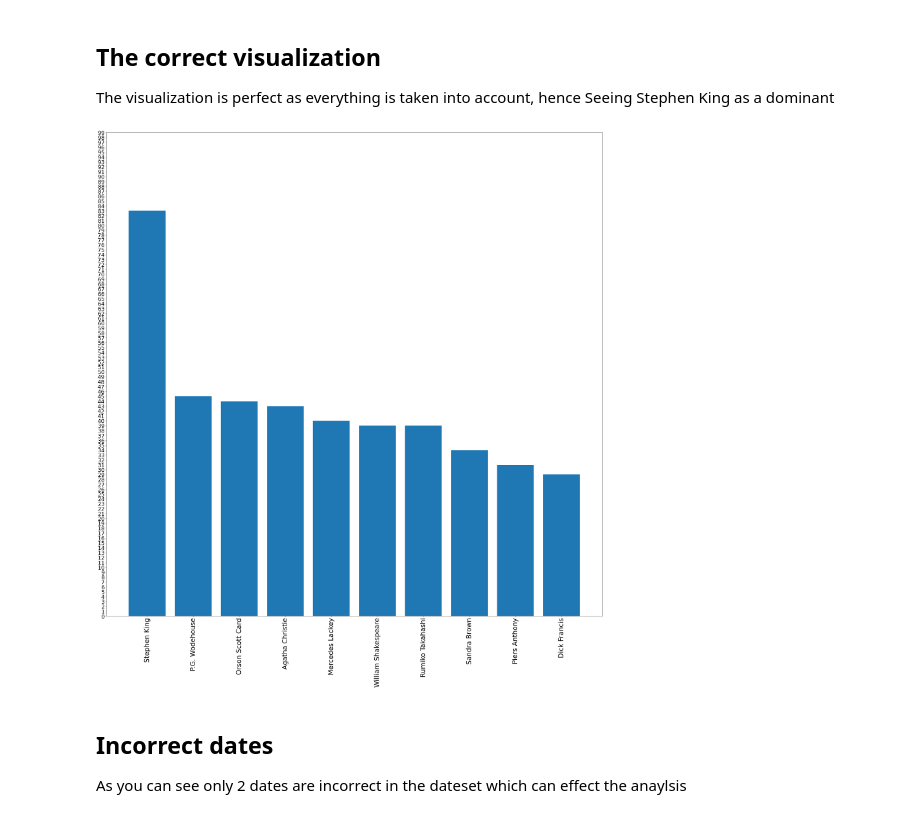
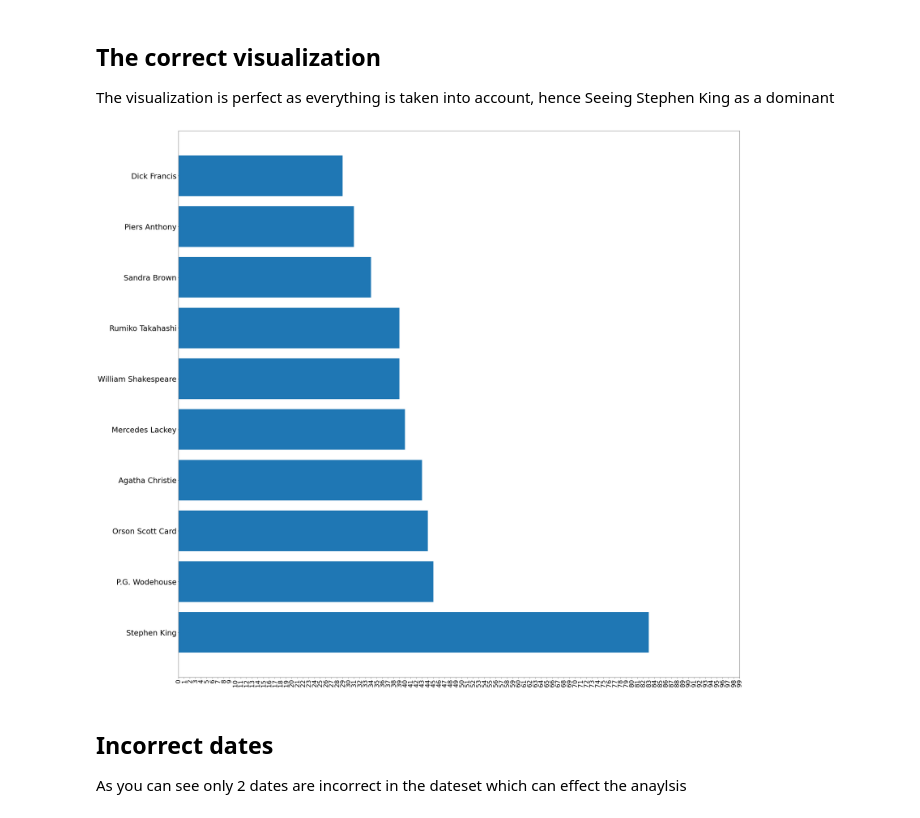
Before and after one commit to Darknez07/Goodread-books-analysis, a Jupyter notebook: books-and-reccomendation.ipynb, the cells around one changed output. Drawn from its saved outputs; the diff is of its cells as text; code cells hidden in the pictures.

```diff
--- a/books-and-reccomendation.ipynb
+++ b/books-and-reccomendation.ipynb
@@ -147,12 +147,12 @@ get_books = dict(sorted(get_books.items(), key=lambda item: item[1], reverse=Tru
 The visualization is perfect as everything is taken into account, hence Seeing Stephen King as a dominant
 # %%
 plt.figure(figsize=(40, 40));
-plt.bar(range(10), list(get_books.values())[:10], align='center')
-plt.xticks(range(10), list(get_books.keys())[:10], fontsize=30, rotation=90)
-plt.yticks(range(100), range(100), fontsize=25)
+plt.barh(range(10), list(get_books.values())[:10], align='center')
+plt.yticks(range(10), list(get_books.keys())[:10], fontsize=30)
+plt.xticks(range(100), range(100), fontsize=25, rotation=90)
 plt.show();
 # %% [output]
-[figure, old version]
+[figure, new version]
 # %%
 import datetime
 # %%
```
Also changed, not shown: parts of 36 cells of this notebook.
